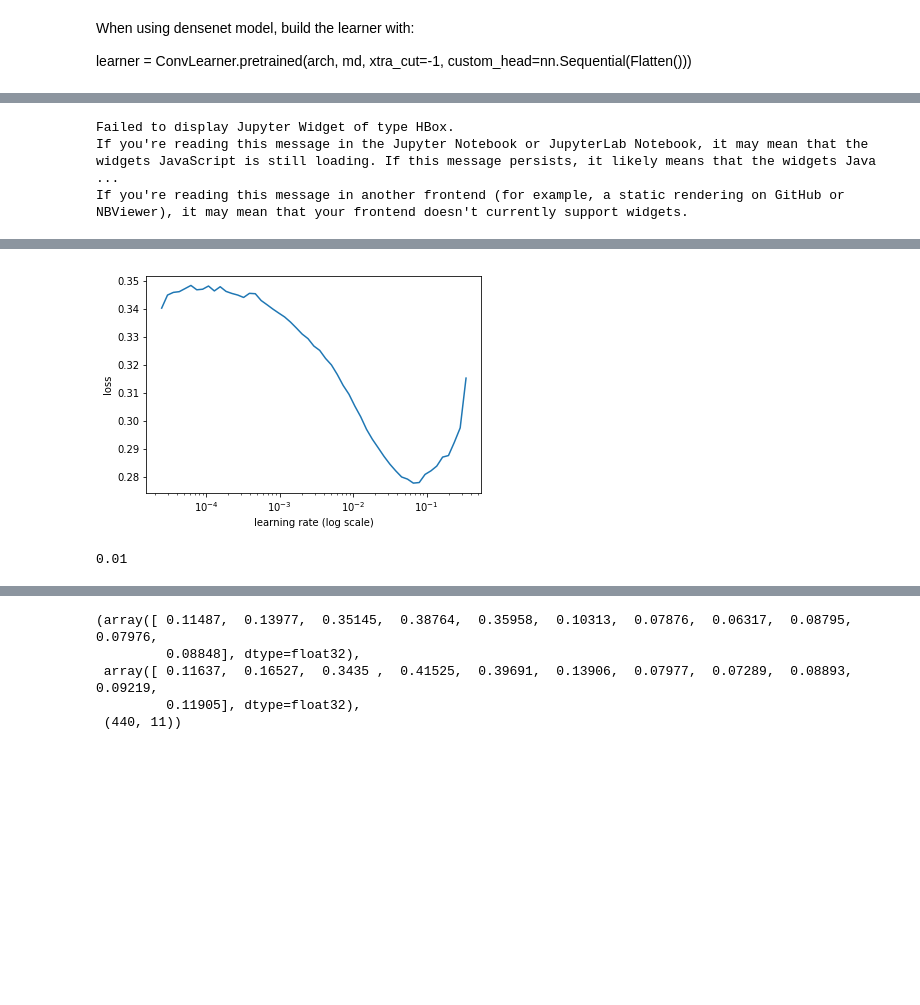
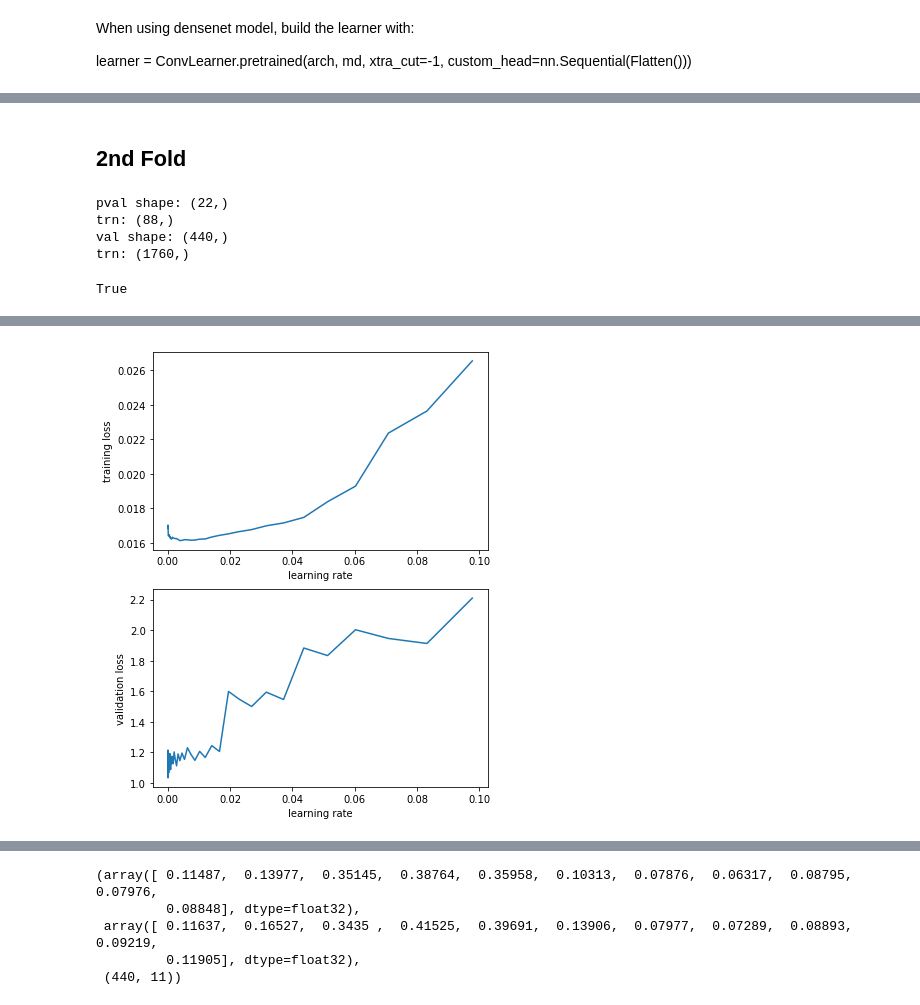
Before and after one commit to harrislin2018/LVQuan18, a Jupyter notebook: Main.ipynb, the cells around one changed output, grey strips where cells are left out. Cells and saved outputs as stored; diff of their text form; code cells hidden in the pictures; blank space fills up the shorter version.

Commit message:
test training scheme: superconvergence, use_clr

```diff
--- a/Main.ipynb
+++ b/Main.ipynb
@@ -451,7 +452,7 @@ head_reg11 = nn.Sequential(
     nn.Linear(18432, 1024),
     nn.ReLU(),
     nn.BatchNorm1d(1024),
-    nn.Dropout(0.4),
+    nn.Dropout(0.3),
     nn.Linear(1024,256),
     nn.ReLU(),
     nn.BatchNorm1d(256),
@@ -484,7 +552,40 @@ OrderedDict([('Conv2d-1',
+# %% [markdown]
+## 2nd Fold
+# %%
+pval, ptrn = folds[1]
+print(f'pval shape: {pval.shape}\ntrn: {ptrn.shape}')
+val = patientToImgIdx(pval)
+trn = patientToImgIdx(ptrn)
+print(f'val shape: {val.shape}\ntrn: {trn.shape}')
+dtrn = (x[trn], y[trn])
+dval = (x[val], y[val])
+# dtest = (x[test], y[test])
+darray = (dtrn, dval, None)
+phase_val = lv_phase[val]
+# %% [output]
+pval shape: (22,)
+trn: (88,)
+val shape: (440,)
+trn: (1760,)
+# %%
+custom_transform = transforms_basic + [RandomDihedral(), RandomFlip()]
+def get_data(darray, arch, bs, aug=custom_transform):
+    tfms = tfms_from_model(arch, sz=80, aug_tfms=aug, crop_type=CropType.NO)
+    trn, val, test = darray
+    data = ImageClassifierData.from_arrays(PATH, trn, val, bs, tfms, test=test, continuous=True)
+    return data
+
+arch = resnext50
+bs=64
+md = get_data(darray, arch, bs)
+md.is_reg()
+# %% [output]
+True
+# %%
+learner = ConvLearner.pretrained(arch, md, custom_head=head_reg11)
+learner.opt_fn = optim.Adam
+learner.crit = nn.L1Loss()
 # %%
-learner.lr_find(1e-5,100)
-learner.sched.plot(5)
+learner.lr_find2(1e-5,100)
+learner.sched.plot(10)
 # %% [output]
-Failed to display Jupyter Widget of type HBox.
-If you're reading this message in the Jupyter Notebook or JupyterLab Notebook, it may mean that the widgets JavaScript is still loading. If this message persists, it likely means that the widgets Java ...
-If you're reading this message in another frontend (for example, a static rendering on GitHub or NBViewer), it may mean that your frontend doesn't currently support widgets.
@@ -491,6 +593 @@ If you're reading this message in another frontend (for example, a static render
-[figure, old version]
+[figure, new version]
-# %%
-lr = 1e-2
-lr
-# %% [output]
-0.01
```
Also changed, not shown: parts of 30 cells of this notebook.
